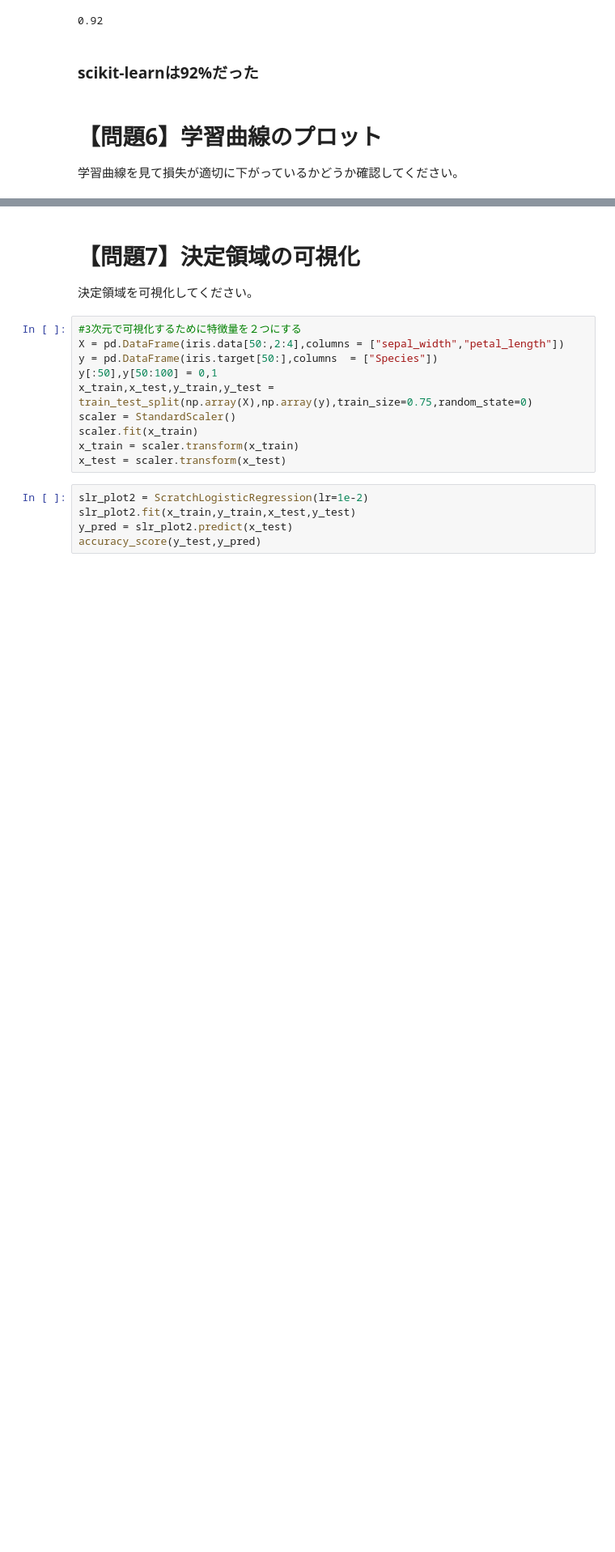
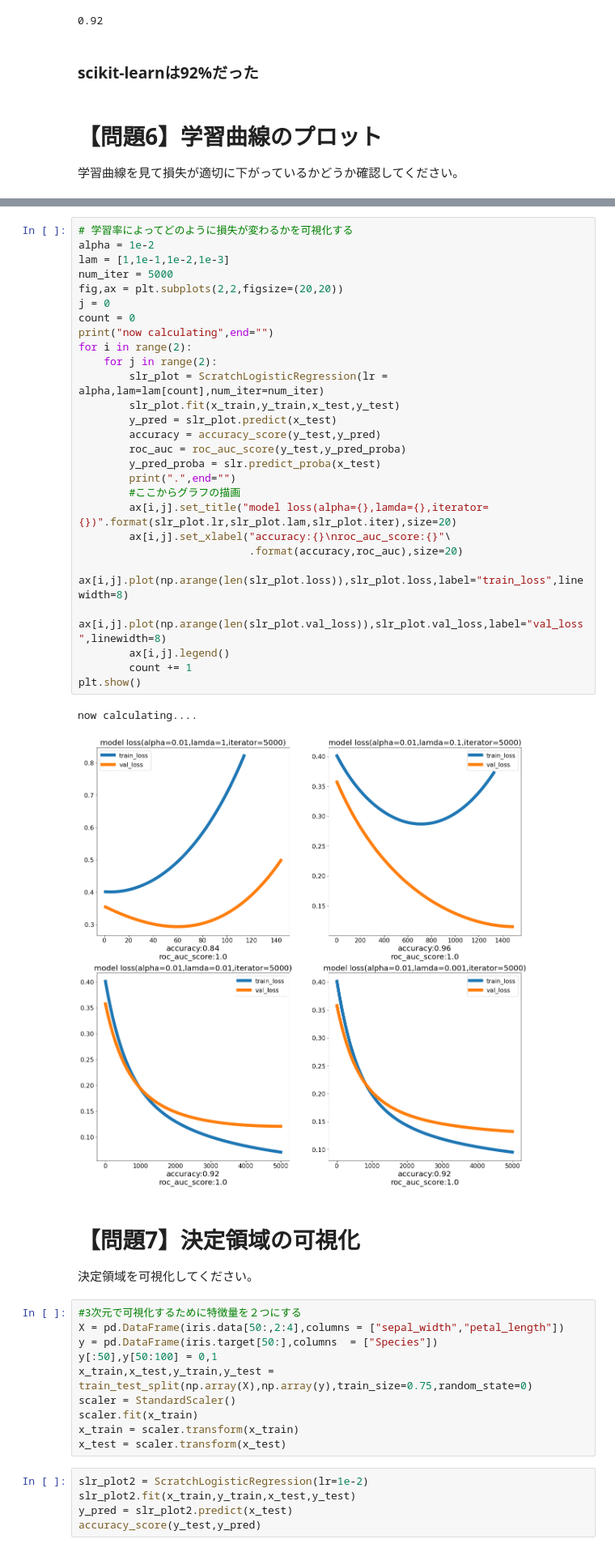
Before and after one commit to Go-to-Ray/diveintocode-ml-1, a Jupyter notebook: term1/scratch_logistic_regression.ipynb, the cells around one changed output, grey strips where cells are left out. Shown at 81% size. Saved outputs shown, nothing was run; the diff lists cells and outputs as text; blank space fills up the shorter version.

```diff
--- a/term1/scratch_logistic_regression.ipynb
+++ b/term1/scratch_logistic_regression.ipynb
@@ -527,3 +543,33 @@ plt.show()
+# %%
+# 学習率によってどのように損失が変わるかを可視化する
+alpha = 1e-2
+lam = [1,1e-1,1e-2,1e-3]
+num_iter = 5000
+fig,ax = plt.subplots(2,2,figsize=(20,20))
+j = 0
+count = 0
+print("now calculating",end="")
+for i in range(2):
+    for j in range(2):
+        slr_plot = ScratchLogisticRegression(lr = alpha,lam=lam[count],num_iter=num_iter)
+        slr_plot.fit(x_train,y_train,x_test,y_test)
+        y_pred = slr_plot.predict(x_test)
+        accuracy = accuracy_score(y_test,y_pred)
+        roc_auc = roc_auc_score(y_test,y_pred_proba)
+        y_pred_proba = slr.predict_proba(x_test)
+        print(".",end="")
+        #ここからグラフの描画
+        ax[i,j].set_title("model loss(alpha={},lamda={},iterator={})".format(slr_plot.lr,slr_plot.lam,slr_plot.iter),size=20)
+        ax[i,j].set_xlabel("accuracy:{}\nroc_auc_score:{}"\
+                           .format(accuracy,roc_auc),size=20)
+        ax[i,j].plot(np.arange(len(slr_plot.loss)),slr_plot.loss,label="train_loss",linewidth=8)
+        ax[i,j].plot(np.arange(len(slr_plot.val_loss)),slr_plot.val_loss,label="val_loss",linewidth=8)
+        ax[i,j].legend()
+        count += 1
+plt.show()
+# %% [output]
+now calculating....
+[figure, added]
 # %% [markdown]
 # 【問題7】決定領域の可視化
 決定領域を可視化してください。
```
Also changed, not shown: parts of 15 cells of this notebook.
